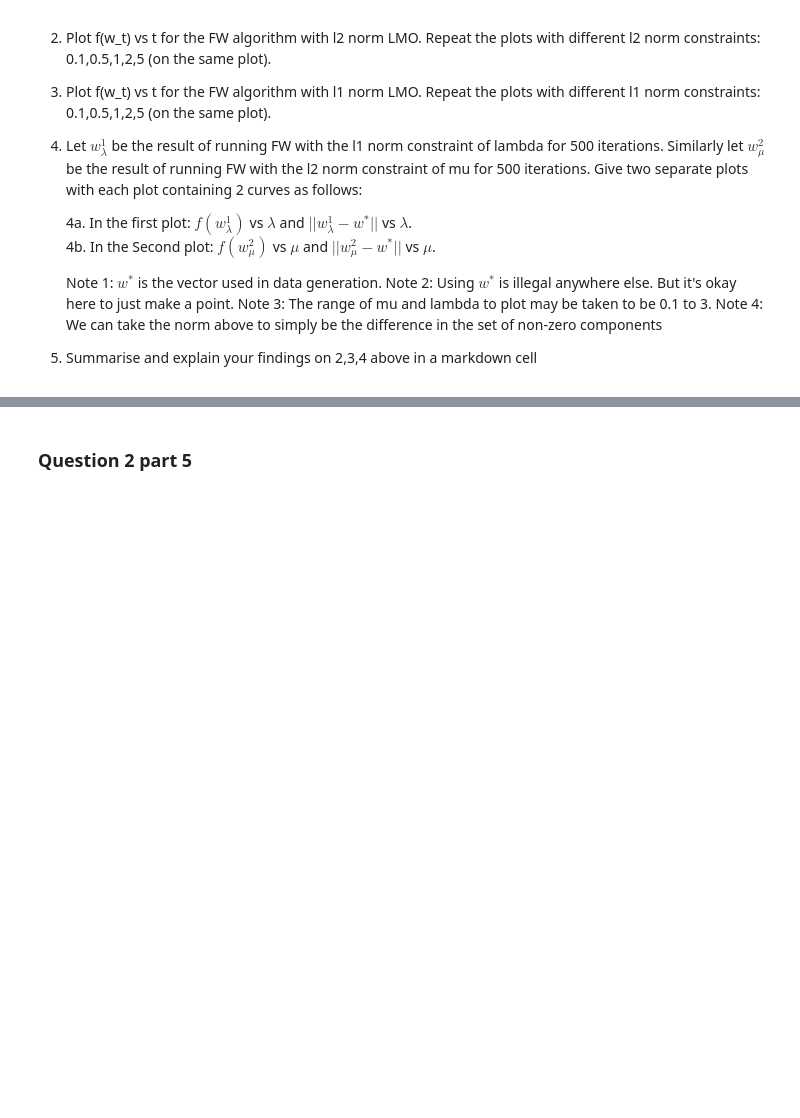
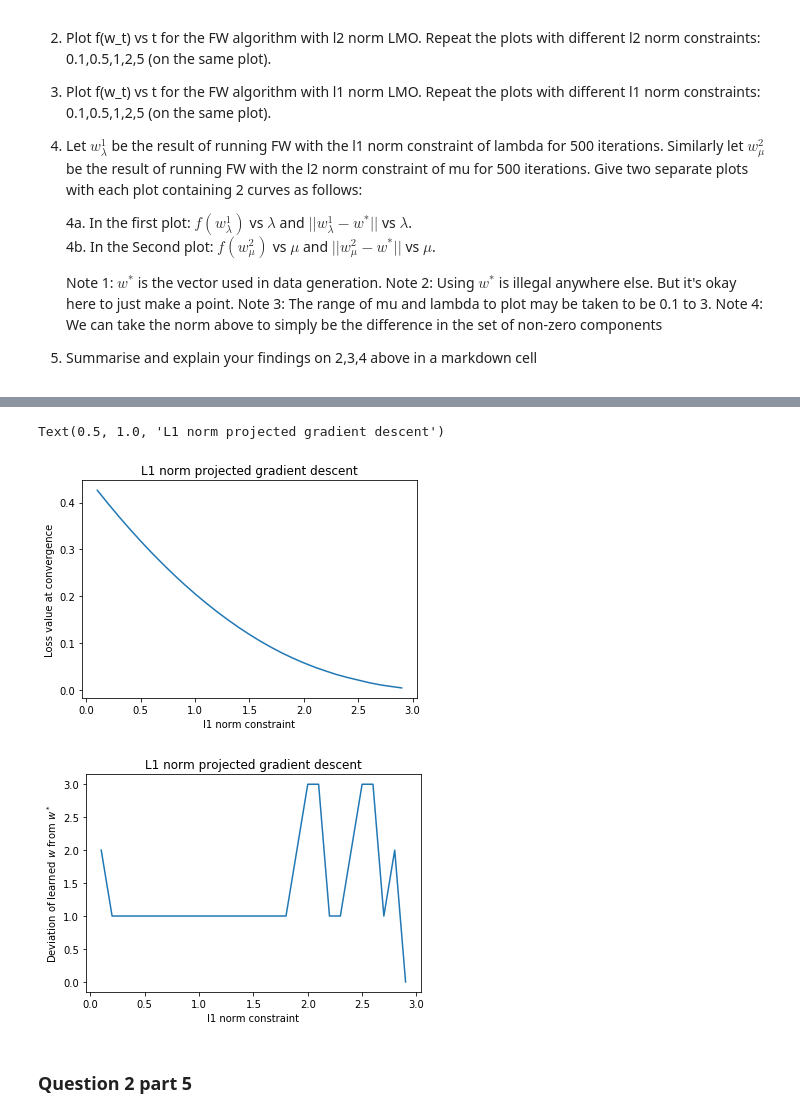
Before and after one commit to Milind-Blaze/CS5020_2019, a Jupyter notebook: PA_constrained_opt_student.ipynb, the cells around one changed output, grey strips where cells are left out. Cells and saved outputs as stored; diff of their text form; code cells hidden in the pictures; blank space fills up the shorter version.

```diff
--- a/PA_constrained_opt_student.ipynb
+++ b/PA_constrained_opt_student.ipynb
@@ -402,33 +541,37 @@ plt.title('L2 norm projected gradient descent')
 # %%
 # Question 2 part 4b
 
 
 norm_constraint_vals = np.arange(0.1,3,0.1)
 loss_values=[]
 deviation_from_truth=[]
 for norm_constraint in norm_constraint_vals:
     w=np.zeros(data_dim)
     for t in range(100):
-        w = FW_step_l1(w, norm_constraint, gamma=2./(t+2)
+        w = FW_step_l1(w, norm_constraint, gamma=2./(t+2))
     loss_values.append(get_value(w))
 
     # One measure of deviation is to check the non-zero components that are
     # different in w and w_star
 
     nonzero_w_star = set(np.where(np.abs(global_w_star)>1e-5)[0])
     nonzero_w = set(np.where(np.abs(w)>1e-5)[0])
     deviation_from_truth.append( len(nonzero_w.symmetric_difference(nonzero_w_star)) )
 
 plt.figure()
 plt.plot(norm_constraint_vals, loss_values)
 plt.xlabel('l1 norm constraint')
 plt.ylabel('Loss value at convergence')
 plt.title('L1 norm projected gradient descent')
 
 plt.figure()
 plt.plot(norm_constraint_vals, deviation_from_truth)
 plt.xlabel('l1 norm constraint')
 plt.ylabel('Deviation of learned $w$ from $w^*$')
 plt.title('L1 norm projected gradient descent')
+# %% [output]
+Text(0.5, 1.0, 'L1 norm projected gradient descent')
+[figure, added]
+[figure, added]
 # %% [markdown]
 ### Question 2 part 5
```
Also changed, not shown: parts of 10 cells of this notebook.
